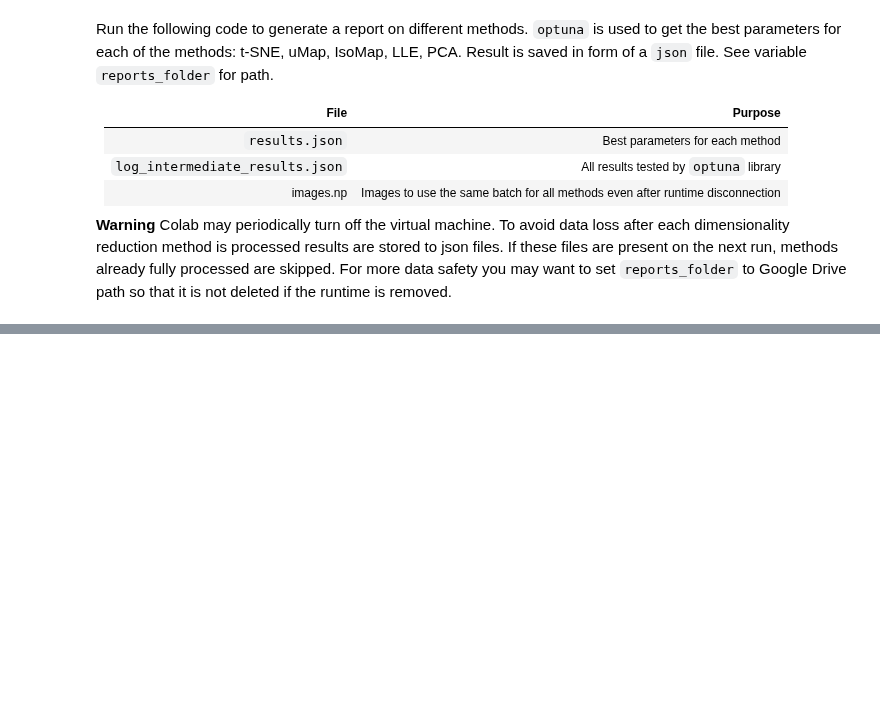
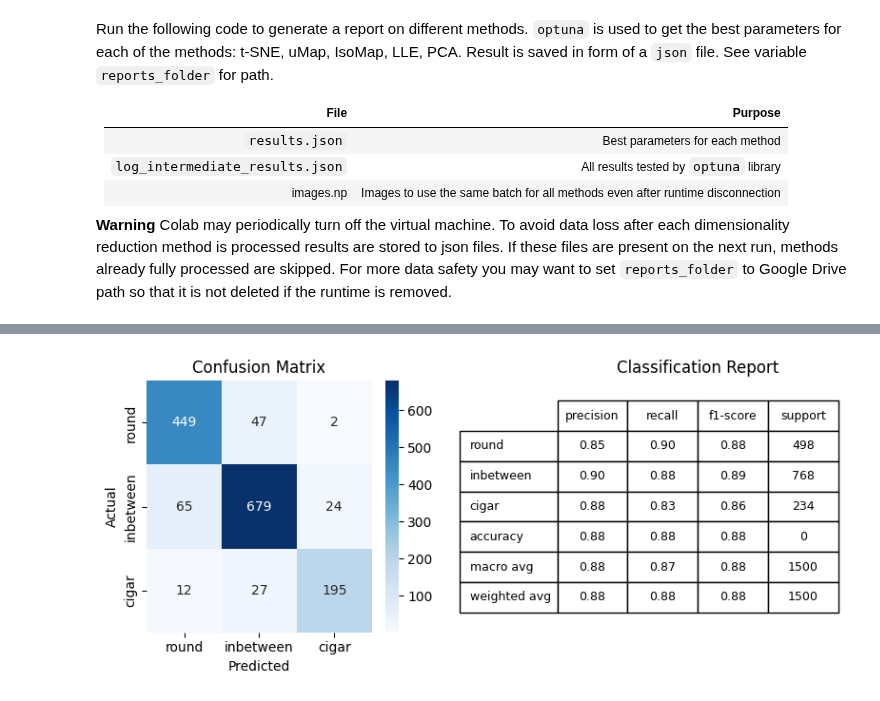
Before and after one commit to mtsizh/galaxy-morphology-manifold-learning, a Jupyter notebook: find_best_reduction_parameters.ipynb, the cells around one changed output, grey strips where cells are left out. Saved outputs shown, nothing was run; the diff lists cells and outputs as text; code cells hidden in the pictures; blank space fills up the shorter version.

Commit message:
confusion matrices for best params

```diff
--- a/find_best_reduction_parameters.ipynb
+++ b/find_best_reduction_parameters.ipynb
@@ -85,7 +85,7 @@ class_map = {1: 'round', 2: 'inbetween', 3: 'cigar'}
 methods = ['t-SNE', 'uMap', 'LLE', 'Isomap', 'PCA']
 n_bootstrap_samples = 5000
 n_parameter_trials = 50
-reports_folder = './drive/MyDrive' #
+reports_folder = '.' #'./drive/MyDrive'
 best_resuts_file = os.path.join(reports_folder, 'results.json')
 all_results_file = os.path.join(reports_folder, 'log_intermediate_results.json')
 images_arr_file = os.path.join(reports_folder, 'images.npy')
@@ -200,7 +200,7 @@ for method in methods:
                 n_trials=n_parameter_trials, show_progress_bar=True, n_jobs=1)
   print("Best parameters:", study.best_params, "Best value:", study.best_value)
   result.append(study.best_params)
-  result[-1]['best_vavlue'] = study.best_value
+  result[-1]['best_value'] = study.best_value
 
   pretty_json_str = pprint.pformat(result, compact=True).replace("'",'"')
   with open(best_resuts_file, "w") as outfile:
@@ -211,0 +355,80 @@ for method in methods:
+# %%
+import numpy as np
+from sklearn.model_selection import train_test_split
+from sklearn.preprocessing import StandardScaler
+from sklearn.linear_model import LogisticRegression
+from sklearn.metrics import confusion_matrix, ConfusionMatrixDisplay
+import matplotlib.pyplot as plt
+import pickle
+from sklearn.metrics import classification_report
+import pandas as pd
+import seaborn as sns
+import glob
+from IPython.display import display, HTML
+
+
+
+# helper function for visuals
+def draw_heatmap_with_info(y_test, y_pred, width, height, clsnames):
+    cm = confusion_matrix(y_test, y_pred, labels=list(clsnames.keys()))
+    cm_df = pd.DataFrame(cm, index=list(clsnames.values()), columns=list(clsnames.values()))
+    cm_arr = cm_df.to_numpy()
+
+    class_report = classification_report(y_test, y_pred, output_dict=True, target_names=list(clsnames.values()))
+    class_report_df = pd.DataFrame(class_report).transpose()
+    class_report_df['support'] = class_report_df['support'].astype(int)
+
+    fig, axes = plt.subplots(1, 2, figsize=(width, height))
+    sns.heatmap(cm_df, annot=True, fmt="d", cmap="Blues", ax=axes[0])
+    axes[0].set_title("Confusion Matrix")
+    axes[0].set_xlabel("Predicted")
+    axes[0].set_ylabel("Actual")
+    axes[1].axis('off')
+    table = axes[1].table(
+        cellText=class_report_df.map(lambda x: f"{x:.2f}" if isinstance(x, float) else x).values,
+        rowLabels=class_report_df.index,
+        colLabels=class_report_df.columns,
+        cellLoc="center",
+        loc="center",
+    )
+    table.scale(1, 2)
+    axes[1].set_title("Classification Report")
+    plt.tight_layout()
+    plt.show()
+
+def process_file(load_from):
+  with open(load_from, 'rb') as f:
+    data = pickle.load(f)
+    X_embedded = data['X_embedded']
+    y = data['y']
+    class_map = data['class_map']
+    parameters = data['parameters']
+
+  df = pd.DataFrame(parameters, index=[' '])
+  display(HTML(df.to_html()))
+
+  # Split dataset into train/test sets
+  X_train, X_test, y_train, y_test = train_test_split(X_embedded, y, test_size=0.3, random_state=42, stratify=y)
+
+  # Normalize features
+  scaler = StandardScaler()
+  X_train = scaler.fit_transform(X_train)
+  X_test = scaler.transform(X_test)
+
+  # Fit multinomial logistic regression
+  model = LogisticRegression(solver='lbfgs', max_iter=1000, random_state=42)
+  model.fit(X_train, y_train)
+
+  # Make predictions
+  y_pred = model.predict(X_test)
+
+  # Generate confusion matrix
+  draw_heatmap_with_info(y_test, y_pred, width=8, height=3.6, clsnames=class_map)
+
+
+
+pkl_files = glob.glob("*.pkl")
+for pkl_file in pkl_files:
+  print('processing: ', pkl_file)
+  process_file(pkl_file)
+# %% [output]
@@ -211,0 +438 @@ for method in methods:
+[figure, added]
```
Also changed, not shown: parts of 5 cells of this notebook.
